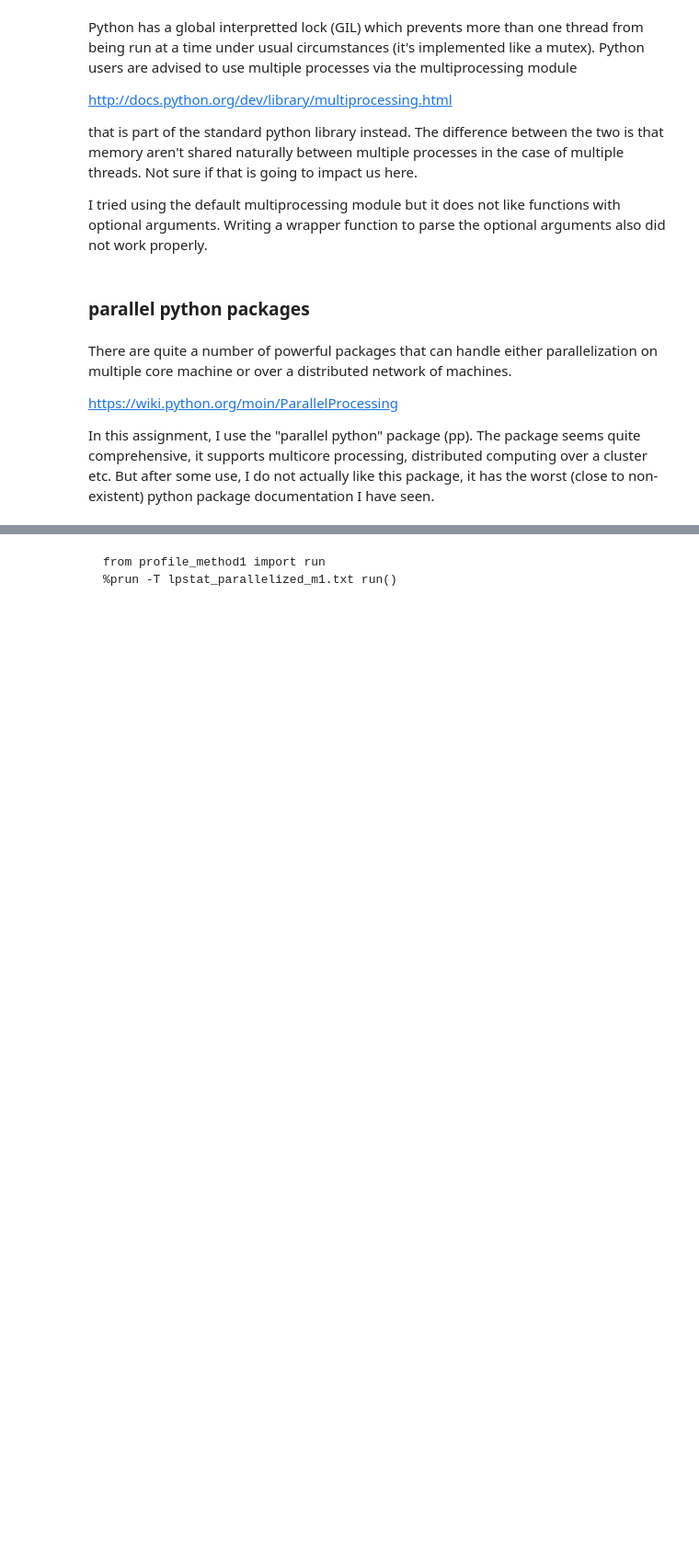
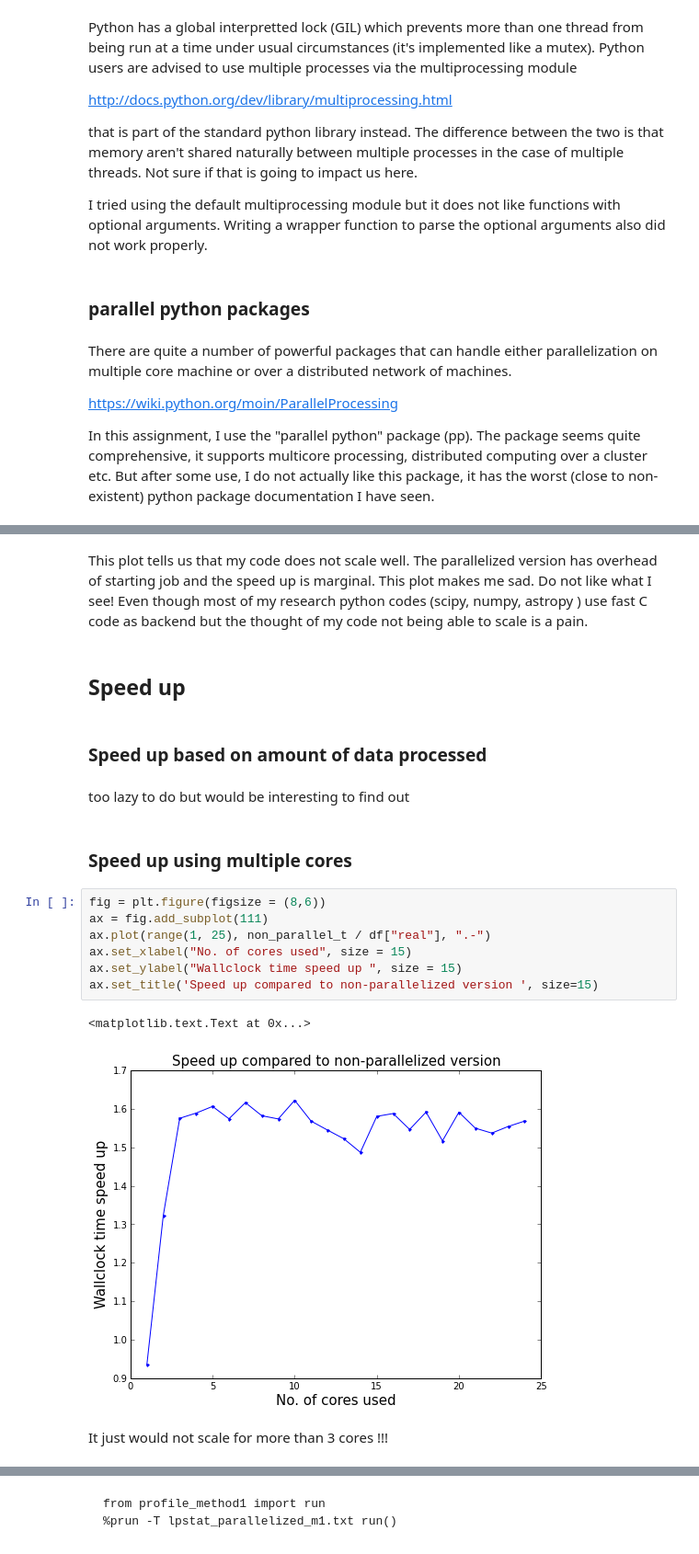
Before and after one commit to karenyng/HW2_Stat250_W14, a Jupyter notebook: writeup/Stat250 W14 HW2.ipynb, the cells around one changed output, grey strips where cells are left out. Shown at 92% size. Saved outputs shown, nothing was run; the diff lists cells and outputs as text; blank space fills up the shorter version.

```diff
--- a/writeup/Stat250 W14 HW2.ipynb
+++ b/writeup/Stat250 W14 HW2.ipynb
@@ -201,0 +208,23 @@ But after some use, I do not actually like this package, it has the worst (close
+# %% [markdown]
+This plot tells us that my code does not scale well. The parallelized version has overhead of starting job and the speed up is marginal.
+This plot makes me sad. Do not like what I see! Even though most of my research python codes (scipy, numpy, astropy ) use fast C code as backend but the thought of my code not being able to scale is a pain.
+# %% [markdown]
+## Speed up
+# %% [markdown]
+### Speed up based on amount of data processed
+# %% [markdown]
+too lazy to do but would be interesting to find out
+# %% [markdown]
+### Speed up using multiple cores
+# %%
+fig = plt.figure(figsize = (8,6))
+ax = fig.add_subplot(111)
+ax.plot(range(1, 25), non_parallel_t / df["real"], ".-")
+ax.set_xlabel("No. of cores used", size = 15)
+ax.set_ylabel("Wallclock time speed up ", size = 15)
+ax.set_title('Speed up compared to non-parallelized version ', size=15)
+# %% [output]
+<matplotlib.text.Text at 0x...>
+[figure, added]
+# %% [markdown]
+It just would not scale for more than 3 cores !!!
```
Also changed, not shown: parts of 45 cells of this notebook, 4 other files.
